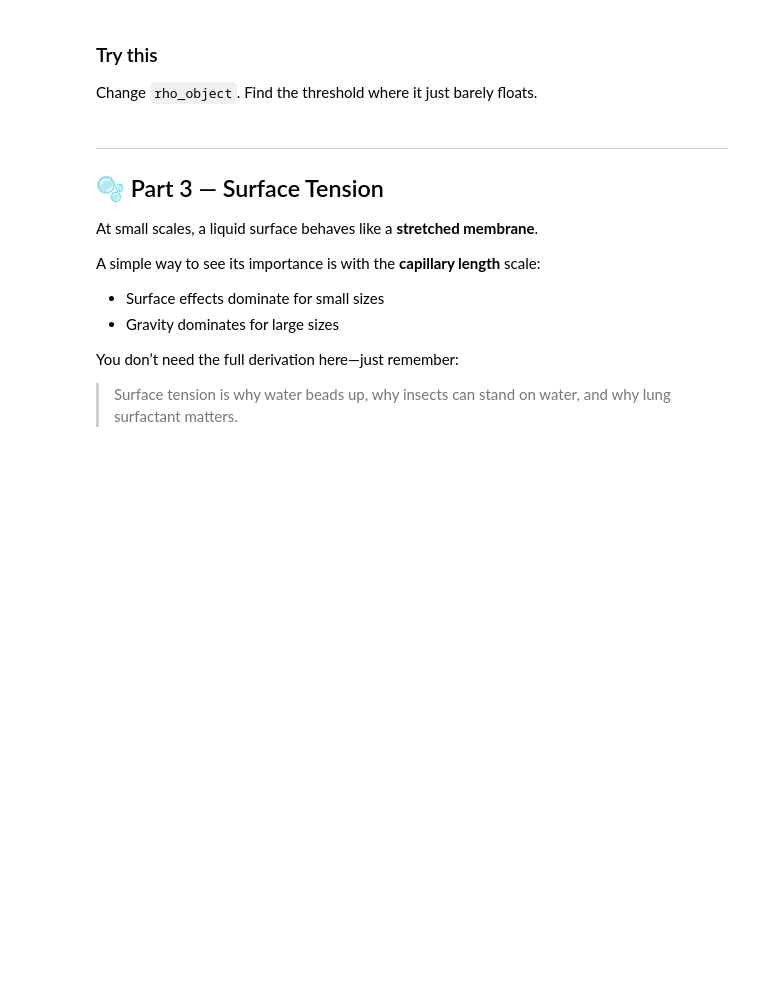
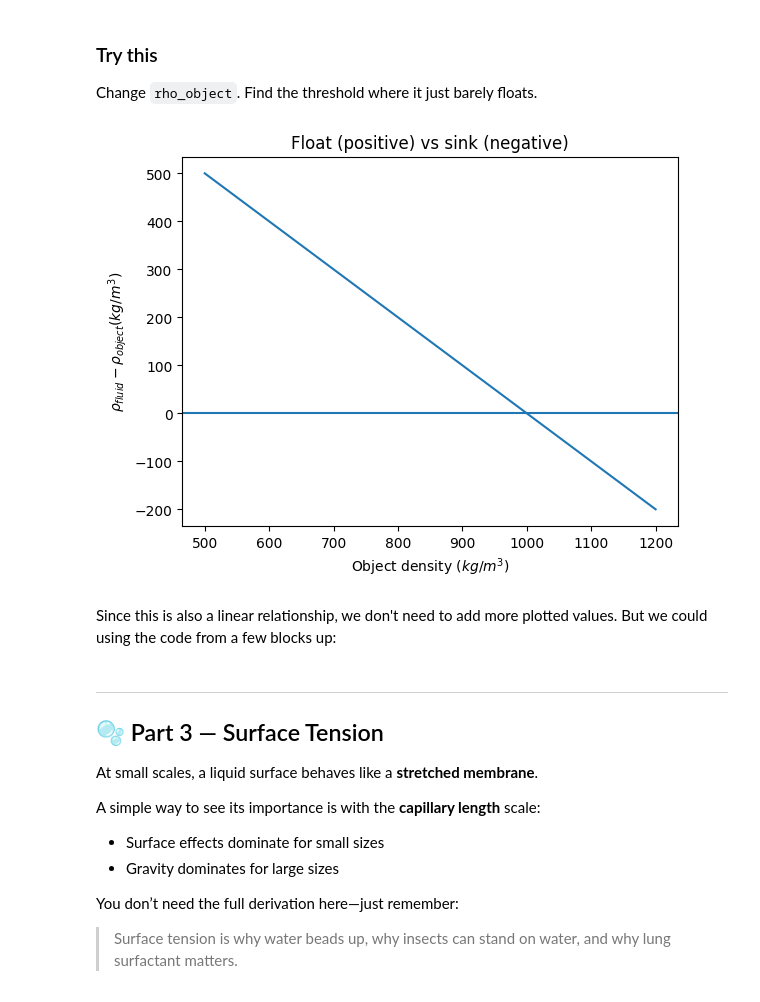
Before and after one commit to ResonanceImagingLab/MedBioPhysics_1stYear, a Jupyter notebook: Ch04_Fluids_Pressure_Buoyancy_Surface.ipynb, the cells around one changed output. Cells and saved outputs as stored; diff of their text form; code cells hidden in the pictures; blank space fills up the shorter version.

```diff
--- a/Ch04_Fluids_Pressure_Buoyancy_Surface.ipynb
+++ b/Ch04_Fluids_Pressure_Buoyancy_Surface.ipynb
@@ -117,11 +138,15 @@ Change `rho_object`. Find the threshold where it just barely floats.
 # %%
 # Explore buoyancy by sweeping object density
 rho_objects = [500, 800, 950, 1000, 1050, 1200]
 buoyancy_margin = [rho_fluid - r for r in rho_objects]  # positive means tends to float
 
 plt.plot(rho_objects, buoyancy_margin)
 plt.axhline(0)
-plt.xlabel("Object density (kg/m^3)")
-plt.ylabel("ρ_fluid - ρ_object (kg/m^3)")
+plt.xlabel("Object density $(kg/m^3)$")
+plt.ylabel("$ρ_{fluid} - ρ_{object} (kg/m^3)$")
 plt.title("Float (positive) vs sink (negative)")
 plt.show()
+# %% [output]
+[figure, added]
+# %% [markdown]
+Since this is also a linear relationship, we don't need to add more plotted values. But we could using the code from a few blocks up:
```
Also changed, not shown: parts of 22 cells of this notebook.
